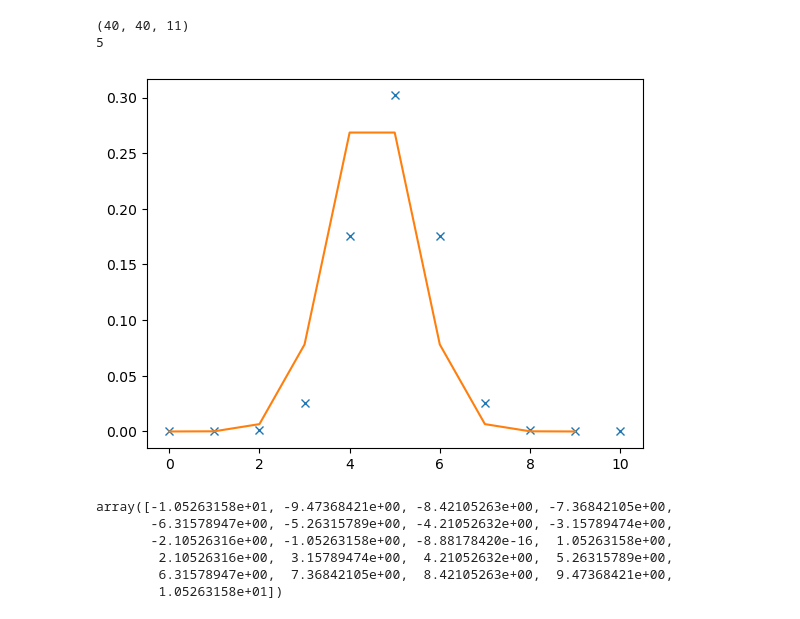
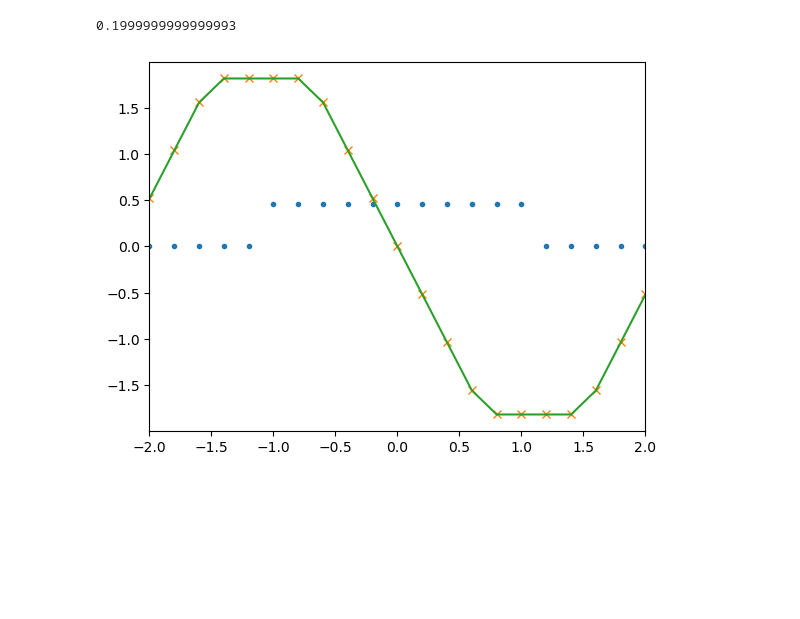
Before and after one commit to j-curtis/holes_and_magnons, a Jupyter notebook: convolver_test.ipynb, the cells around one changed output. Saved outputs shown, nothing was run; the diff lists cells and outputs as text; code cells hidden in the pictures; blank space fills up the shorter version.

```diff
--- a/convolver_test.ipynb
+++ b/convolver_test.ipynb
@@ -44,11 +12,14 @@ def correlator_PBC(f,g):
 # %%
 Nx = 40
 Ny = 40
-Nz = 10
+Nz = 101
 x = np.linspace(0.,2.*np.pi,Nx,endpoint=False)
 y = np.linspace(0.,2.*np.pi,Ny,endpoint=False)
-z = np.linspace(-5.,5.,Nz)
+z = np.linspace(-10.,10.,Nz)
 
 dz = z[1]-z[0]
+print(dz)
+# %% [output]
+0.1999999999999993
 # %%
 xs,ys,zs = np.meshgrid(x,y,z)
@@ -58,22 +26,16 @@ def A1g(x,y):
+# %%
+W = 2.2
+mu = -.4
+T = 0.001
 # %%
-a1g = A1g(xs,ys)
-gaussian = np.exp(-zs**2)
-
-f = a1g*gaussian
-g = f.copy()
-
-h = correlator_PBC(f,g)*dz/float(Nx*Ny)
-print(h.shape)
-print(np.argmax(h))
-h_rpa = rpa.correlator_PBC(f,g)*dz/float(Nx*Ny)
-
-h_analytic = 0.25*a1g*np.sqrt(np.pi/2.*gaussian)
+f = rpa.gen_box_A(x,y,z,W)
+h = rpa.calc_ImPi(x,y,z,f,mu,T)
+h_analytic = rpa.box_ImPi(x,y,z,W,mu)
-# %% [output]
-(40, 40, 11)
-5
 # %%
-plt.plot(h[0,0,:],'x')
-plt.plot(h_analytic[0,0,:])
+plt.plot(z,f[0,0,:],'.')
+plt.plot(z,h[0,0,0,:],'x')
+plt.plot(z,h_analytic[0,0,0,:])
+plt.xlim(-2.,2.)
 plt.show()
 # %% [output]
-[figure, old version]
+[figure, new version]
@@ -87,9 +42,22 @@ ws_new += - dw/2.
 # %%
-ws_new
+def convolver_freq(f,g):
+    pad_size = len(f)
+    f_padded = np.pad(f,(pad_size,pad_size))
+    g_padded = np.pad(g,(pad_size,pad_size))
+
+    f_fft = np.fft.ifftn(f_padded,norm='forward')
+    g_fft = np.fft.ifftn(g_padded,norm='forward')
+
+    h_fft = np.conjugate(f_fft)*g_fft
+
+    h_padded = np.fft.fftn(h_fft,norm='forward')
+
+    h = np.fft.fftshift(h_padded,axes=-1)
+
+    if pad_size % 2 ==0 :
+        h = h[pad_size:(len(h_padded)-pad_size+1)] ### We chop to get odd size with zero in middle
+
+    else:
+        h = h[pad_size:(len(h_padded)-pad_size)]
+
+    return np.real(h)
-# %% [output]
-array([-1.05263158e+01, -9.47368421e+00, -8.42105263e+00, -7.36842105e+00,
-       -6.31578947e+00, -5.26315789e+00, -4.21052632e+00, -3.15789474e+00,
-       -2.10526316e+00, -1.05263158e+00, -8.88178420e-16,  1.05263158e+00,
-        2.10526316e+00,  3.15789474e+00,  4.21052632e+00,  5.26315789e+00,
-        6.31578947e+00,  7.36842105e+00,  8.42105263e+00,  9.47368421e+00,
-        1.05263158e+01])
```
Also changed, not shown: parts of 9 cells of this notebook, 2 other files.
